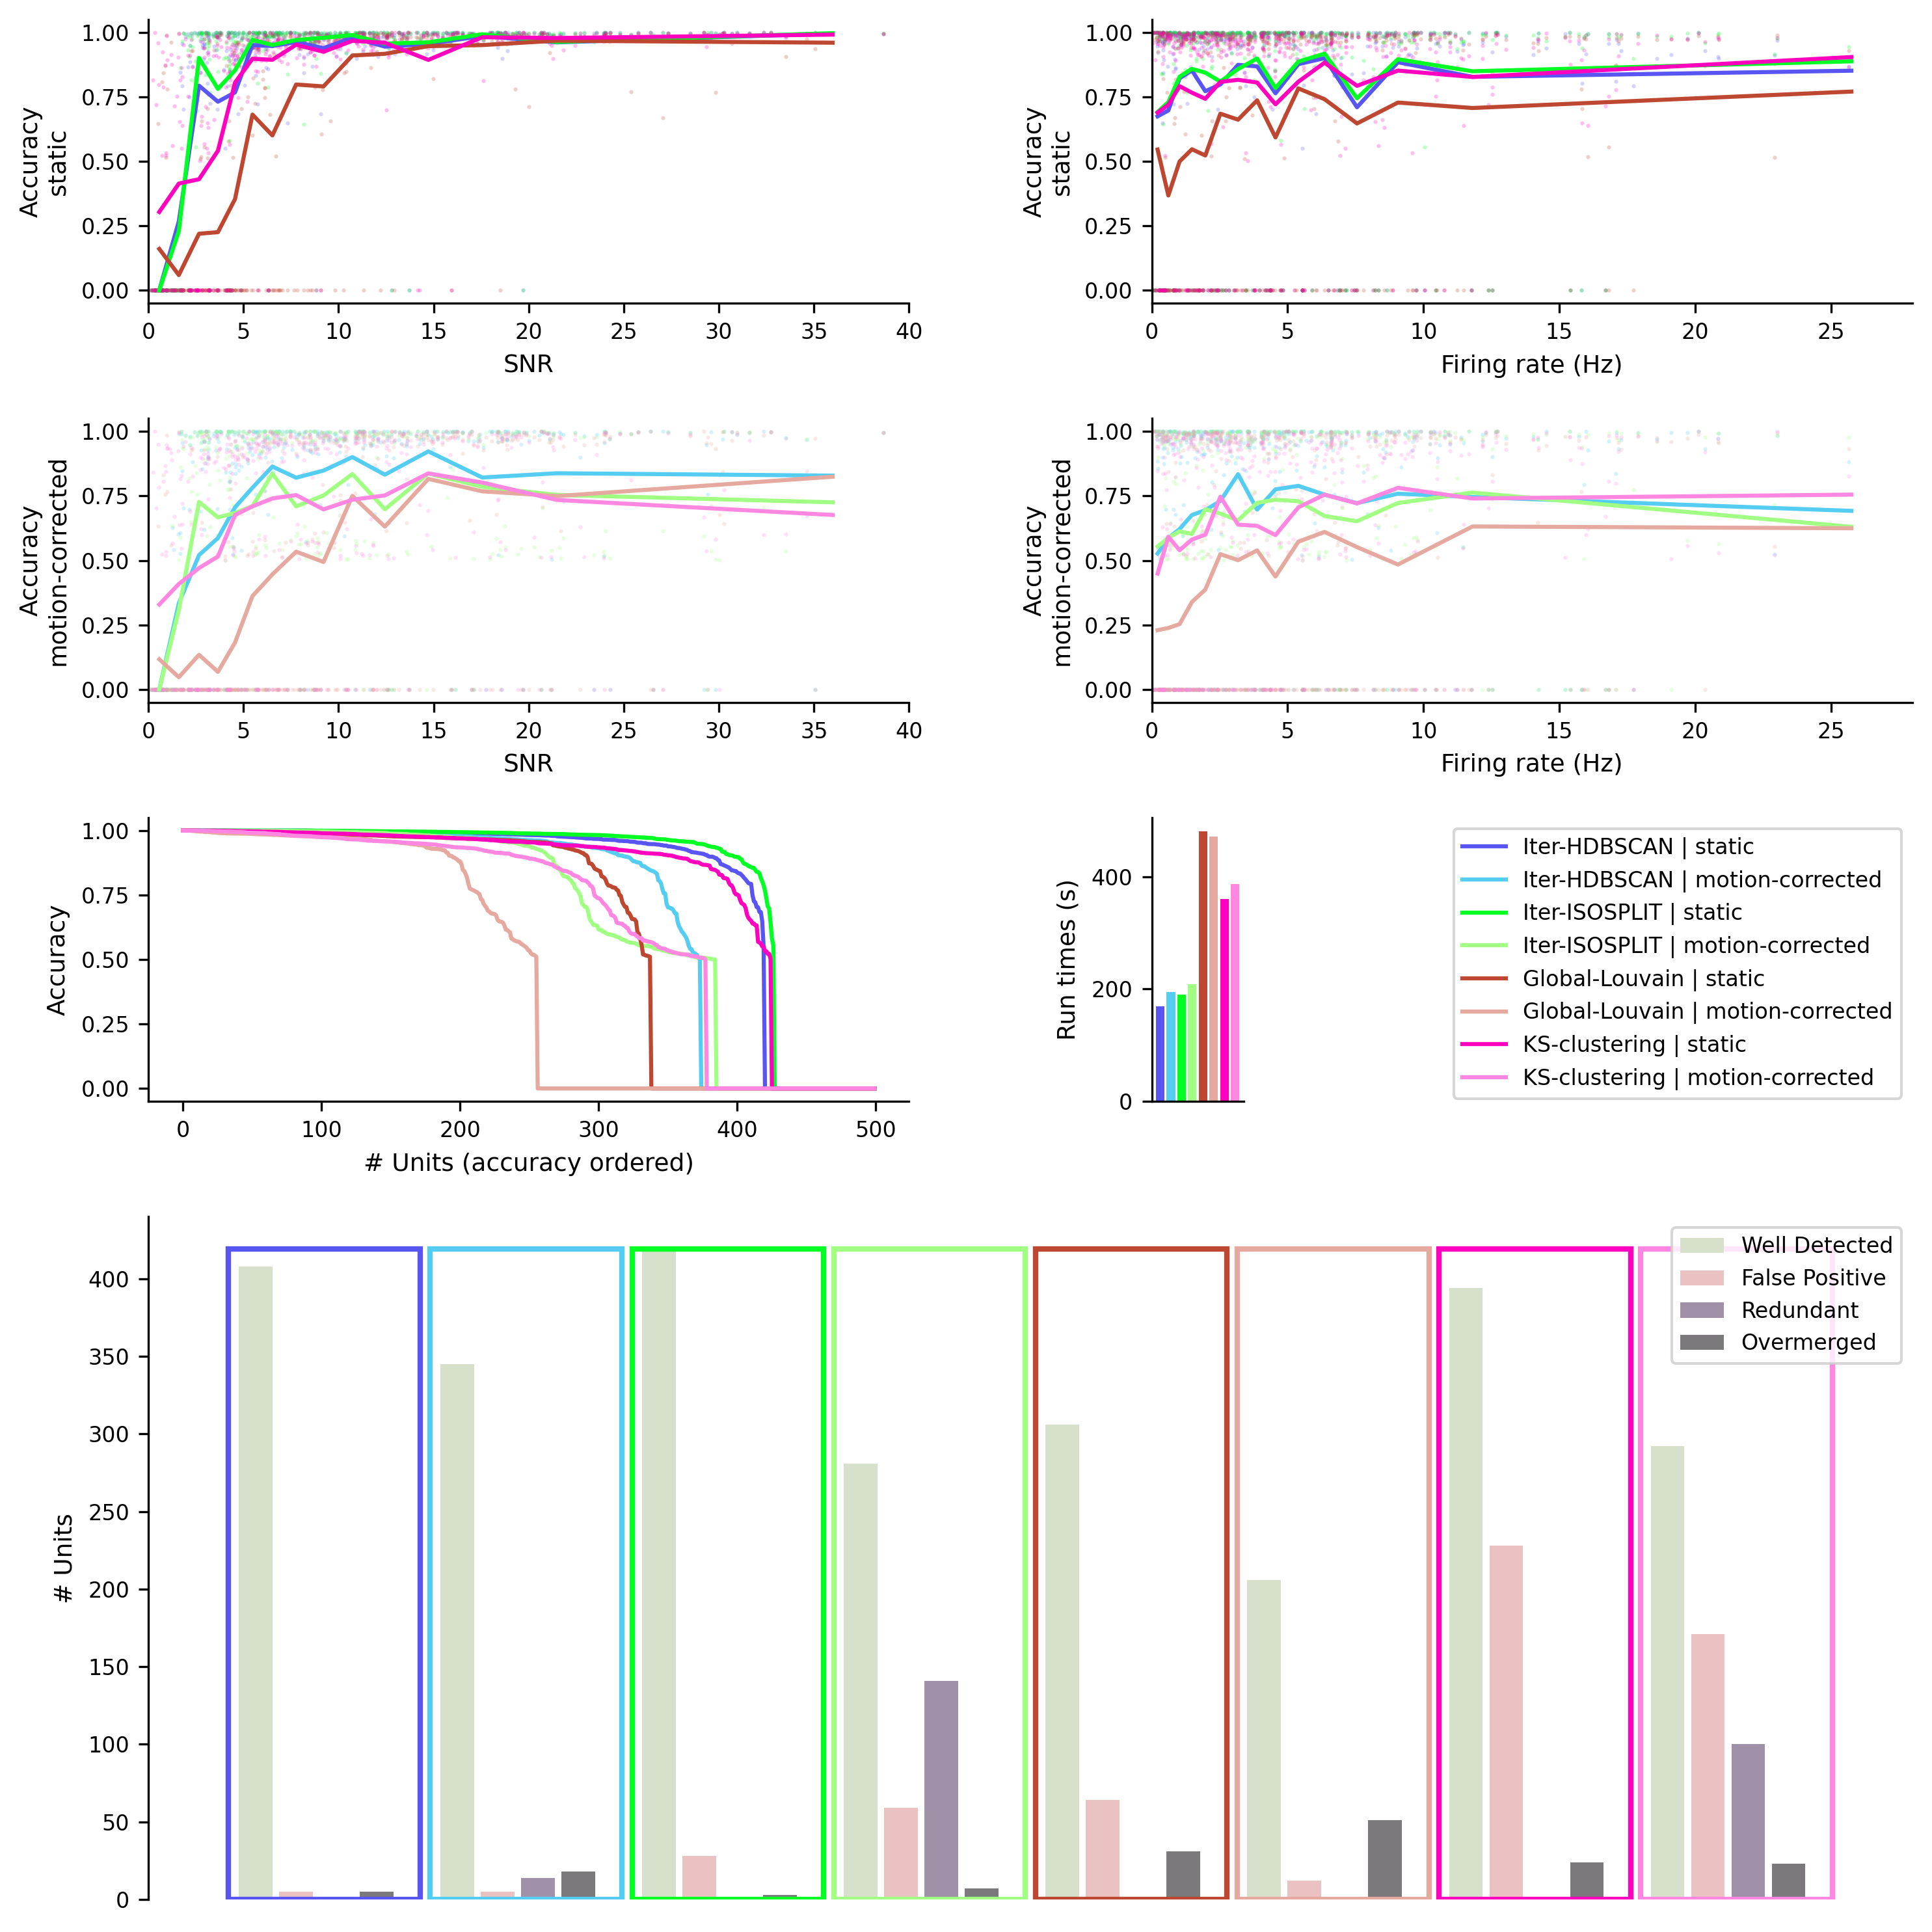
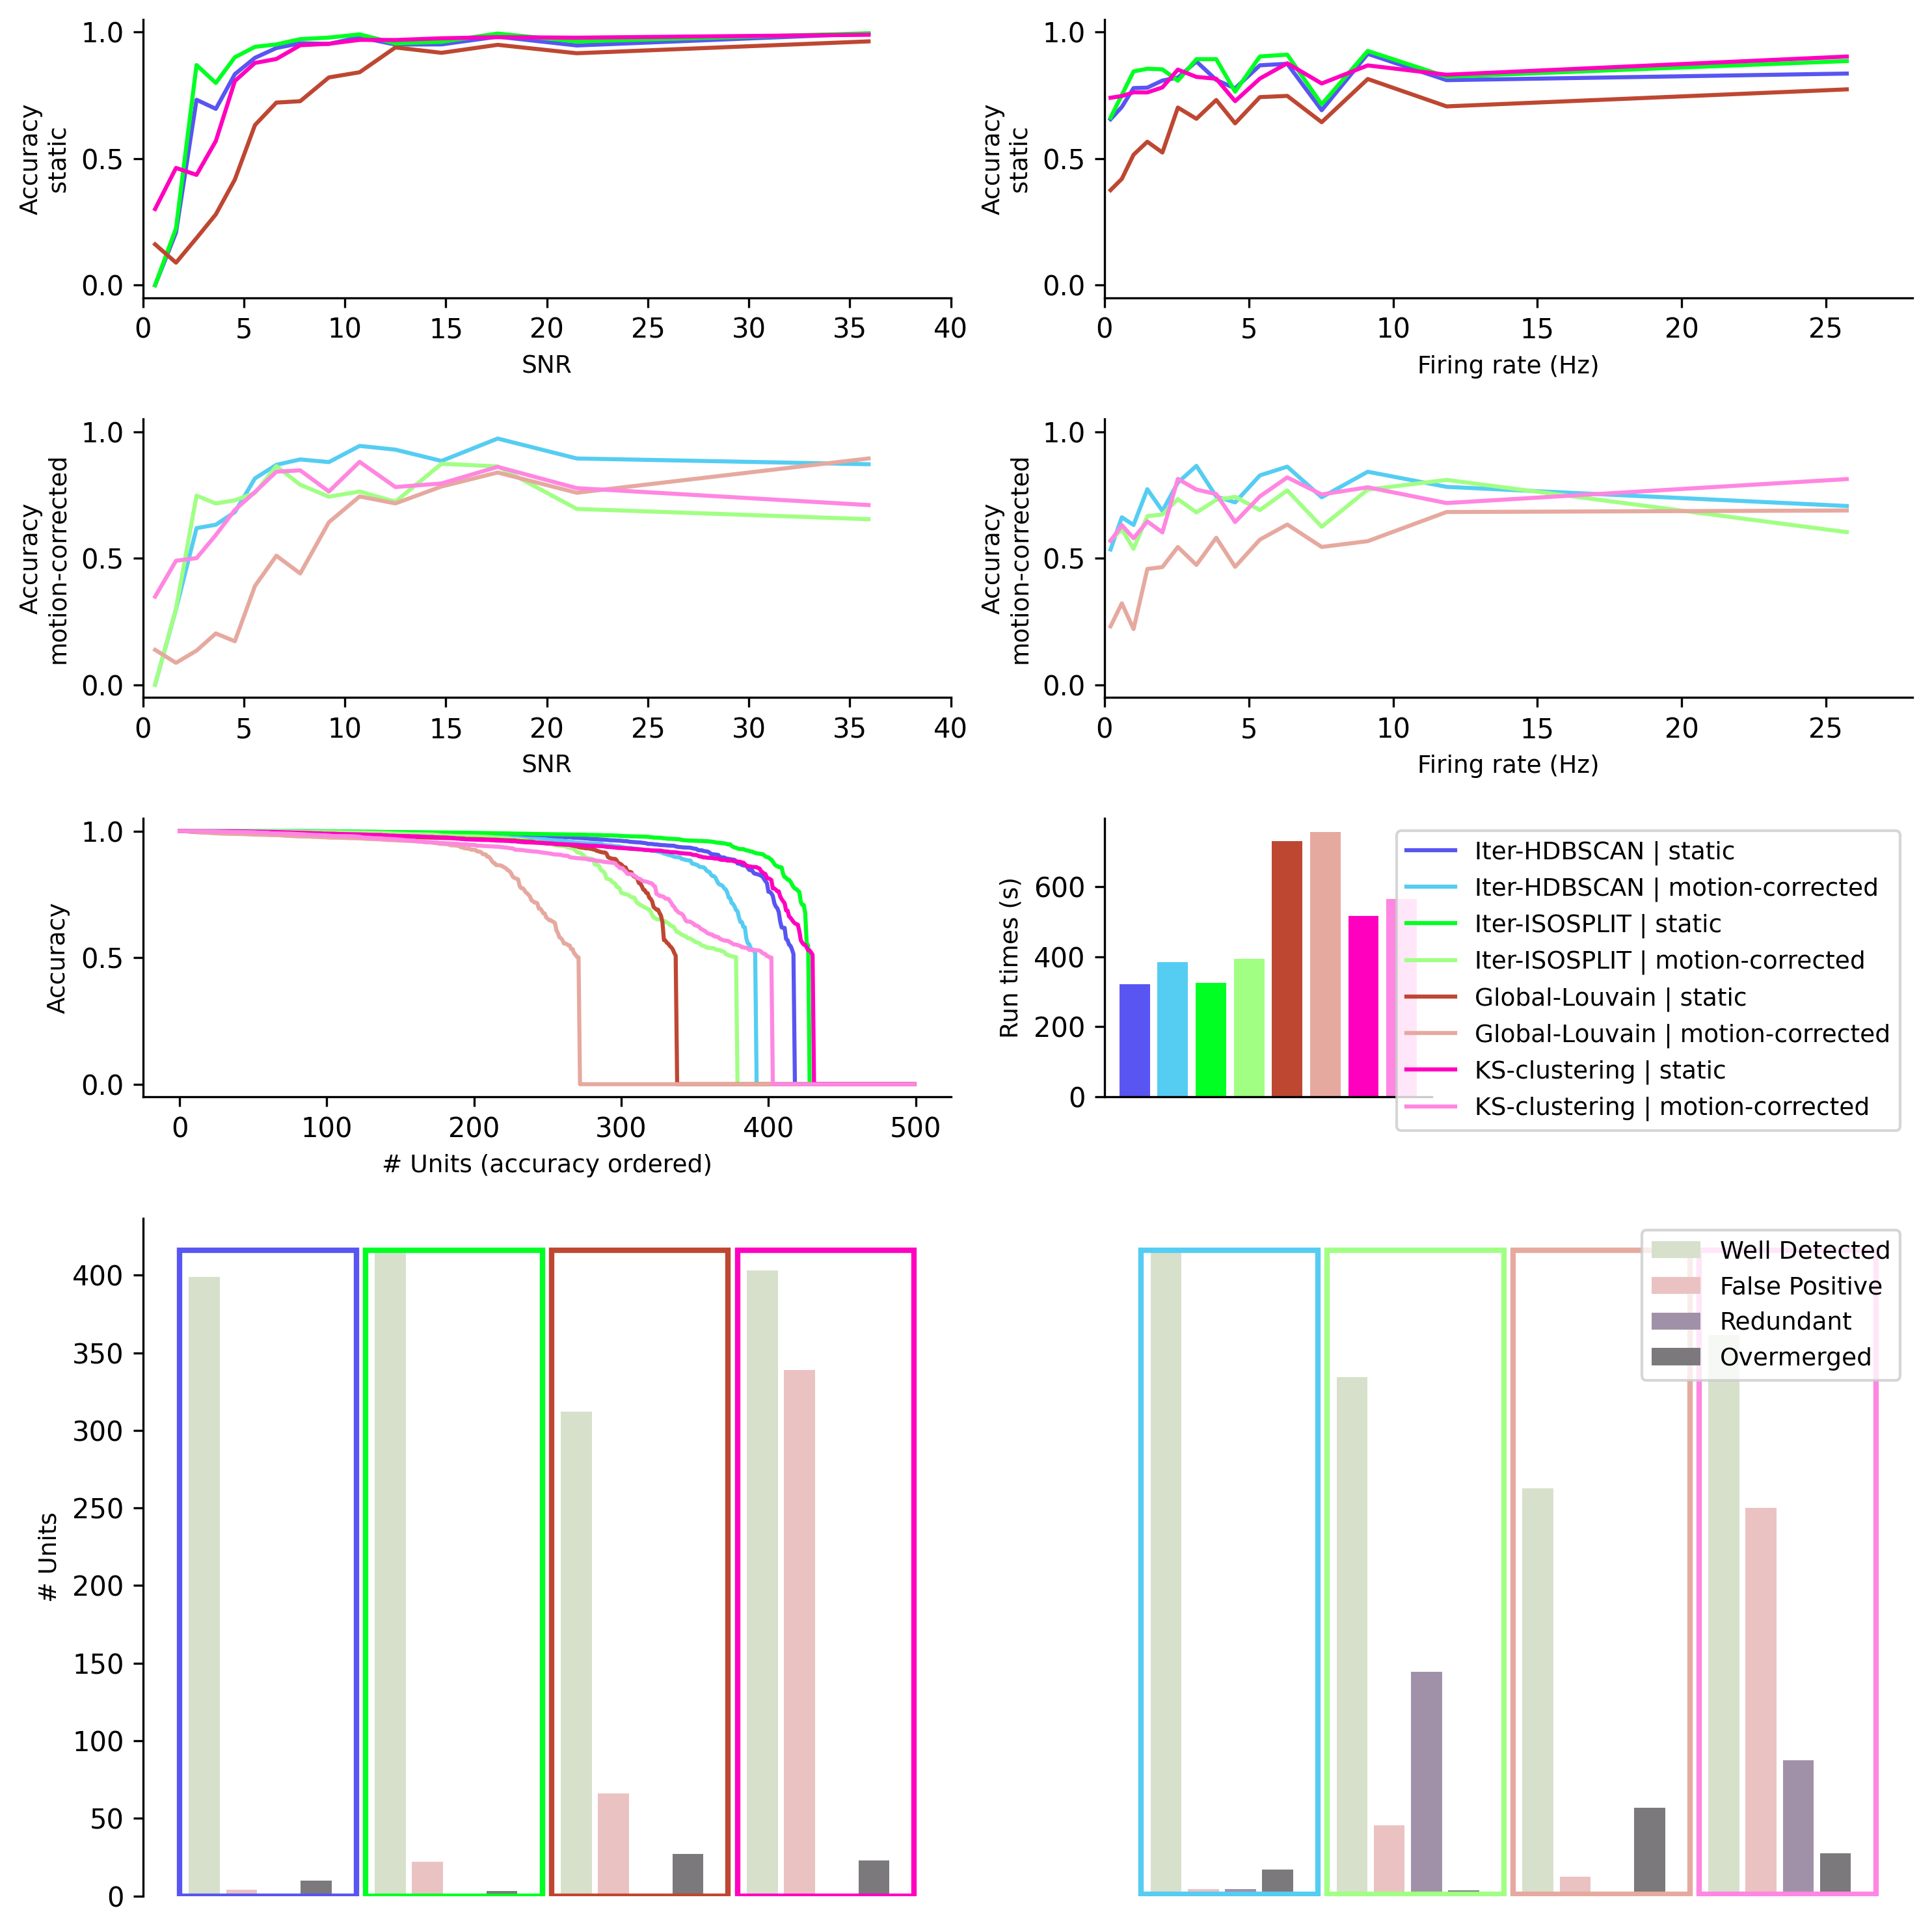
The change to this notebook cell's code, shown as a diff; its figure went from the first image to the second:
--- before
+++ after
@@ -3,7 +3,7 @@
     'axes.titlesize' : 10,
     'axes.labelsize' : 9,
-    'legend.fontsize': 8,
-    'xtick.labelsize' : 8,
-    'ytick.labelsize' : 8
+    'legend.fontsize': 9,
+    'xtick.labelsize' : 10,
+    'ytick.labelsize' : 10,
 }
 
@@ -19,17 +19,17 @@
     fig = plt.figure(figsize=(10,10), dpi=300)
     
-    gs = GridSpec(5, 6) #, hspace=0.8)
+    gs = GridSpec(5, 12) #, hspace=0.8)
     
-    ax1 = fig.add_subplot(gs[0,:3])
-    ax2 = fig.add_subplot(gs[1,:3])
-    ax3 = fig.add_subplot(gs[0, 3:])
-    ax4 = fig.add_subplot(gs[1, 3:])
+    ax1 = fig.add_subplot(gs[0,:6])
+    ax2 = fig.add_subplot(gs[1,:6])
+    ax3 = fig.add_subplot(gs[0, 6:])
+    ax4 = fig.add_subplot(gs[1, 6:])
 
-    ax5 = fig.add_subplot(gs[2, 0:3])
-    ax6 = fig.add_subplot(gs[2, 3:4])
-    ax7 = fig.add_subplot(gs[2, 5])
+    ax5 = fig.add_subplot(gs[2, 0:6])
+    ax6 = fig.add_subplot(gs[2, 6:9])
+    ax7 = fig.add_subplot(gs[2, 9:12])
 
     ax8 = fig.add_subplot(gs[3:5, 0:6])
-    
+    ax9 = fig.add_subplot(gs[3:5, 6:12])
     
     plot_study_legend(study, case_keys=all_cases, ax=ax7)
@@ -39,4 +39,5 @@
                                         show_average_by_bin=True, 
                                         show_legend=False, axs=[ax1],
+                                        show_scatter=False,
                                         num_bin_average=15,
                                         scatter_size=1,
@@ -49,4 +50,5 @@
                                         show_average_by_bin=True, 
                                         show_legend=False,  axs=[ax2],
+                                        show_scatter=False,
                                         num_bin_average=15,
                                         scatter_size=1,
@@ -67,4 +69,5 @@
                                         show_average_by_bin=True, 
                                         show_legend=False,  axs=[ax3],
+                                        show_scatter=False,
                                         num_bin_average=15,
                                         scatter_size=1,
@@ -80,4 +83,5 @@
                                         show_average_by_bin=True, 
                                         show_legend=False,  axs=[ax4],
+                                        show_scatter=False,
                                         num_bin_average=15,
                                         scatter_size=1,
@@ -94,8 +98,4 @@
 
 
-
-
-
-
     study.plot_performances_ordered(case_keys=all_cases, performance_names=['accuracy'],
                                     show_legend=False, axs=[ax5])
@@ -103,4 +103,7 @@
     ax5.set_xlabel('# Units (accuracy ordered)')
     ax5.set_ylabel('Accuracy')
+
+    for ax in (ax1, ax2, ax3, ax4, ax5):
+        ax.set_yticks([0, 0.5, 1])
 
     _ = study.plot_run_times(case_keys=all_cases,ax=ax6)
@@ -117,5 +120,5 @@
 
 
-    _ = study.plot_unit_counts(case_keys=all_cases,  
+    _ = study.plot_unit_counts(case_keys=static_cases,  
                                columns=['num_well_detected', 'num_false_positive', 'num_redundant', 'num_overmerged',],
                                colors=count_colors,
@@ -123,20 +126,29 @@
                                revert_bad=False,
                                ax=ax8)
+    ax8.get_legend().remove()
+    _ = study.plot_unit_counts(case_keys=drifting_cases,  
+                               columns=['num_well_detected', 'num_false_positive', 'num_redundant', 'num_overmerged',],
+                               colors=count_colors,
+                               xticks_rotation=0.,
+                               revert_bad=False,
+                               ax=ax9)
+    ax9.get_legend().set_loc('upper right')
 
-
-    for ax in (ax8, ):
+    for ax in (ax8, ax9):
 
         ax.set_xticks([])
         ax.set_xticklabels([])
         ax.spines["bottom"].set_visible(False)
-        ax.set_ylabel('# Units')
         # ax.set_yticks([ 0, 200, 400])
         # ax.set_yticklabels(["0", "200", "400"])
+    ax9.spines['left'].set_visible(False)
+    ax9.set_yticks([])
+    ax8.set_ylabel('# Units')
 
-    # despine(ax3)
     
+    # fig.tight_layout(h_pad=1.5, w_pad=0.0)
     fig.tight_layout(h_pad=1.5, w_pad=0.0)
 
 
-    fig.savefig('/home/samuel.garcia/figures_paper_v2/figure_clustering.png')
-    fig.savefig('/home/samuel.garcia/figures_paper_v2/figure_clustering.pdf')
+    fig.savefig(figure_folder / 'figure_clustering.png')
+    fig.savefig( figure_folder / 'figure_clustering.pdf')

Commit: Update figures for v2